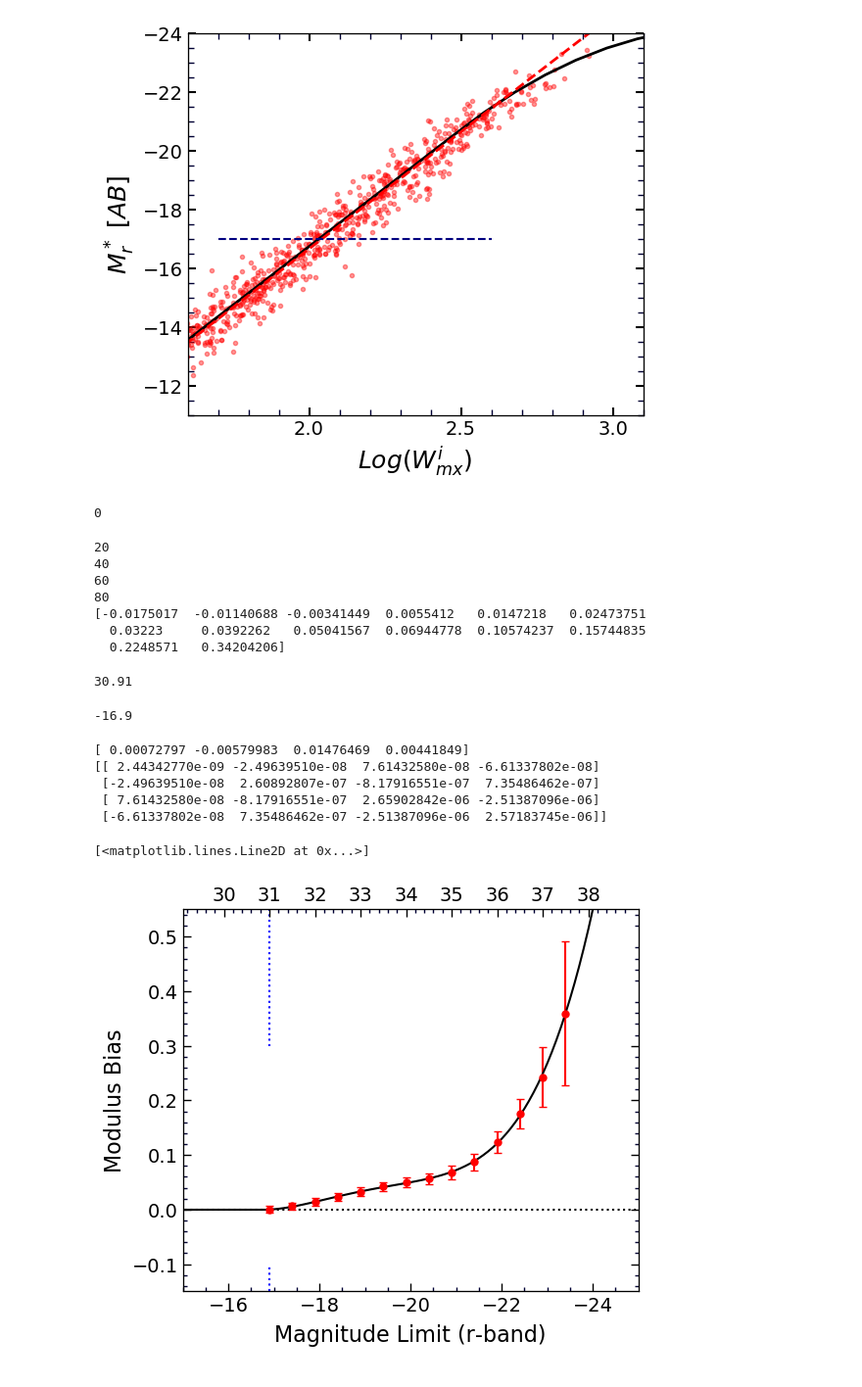
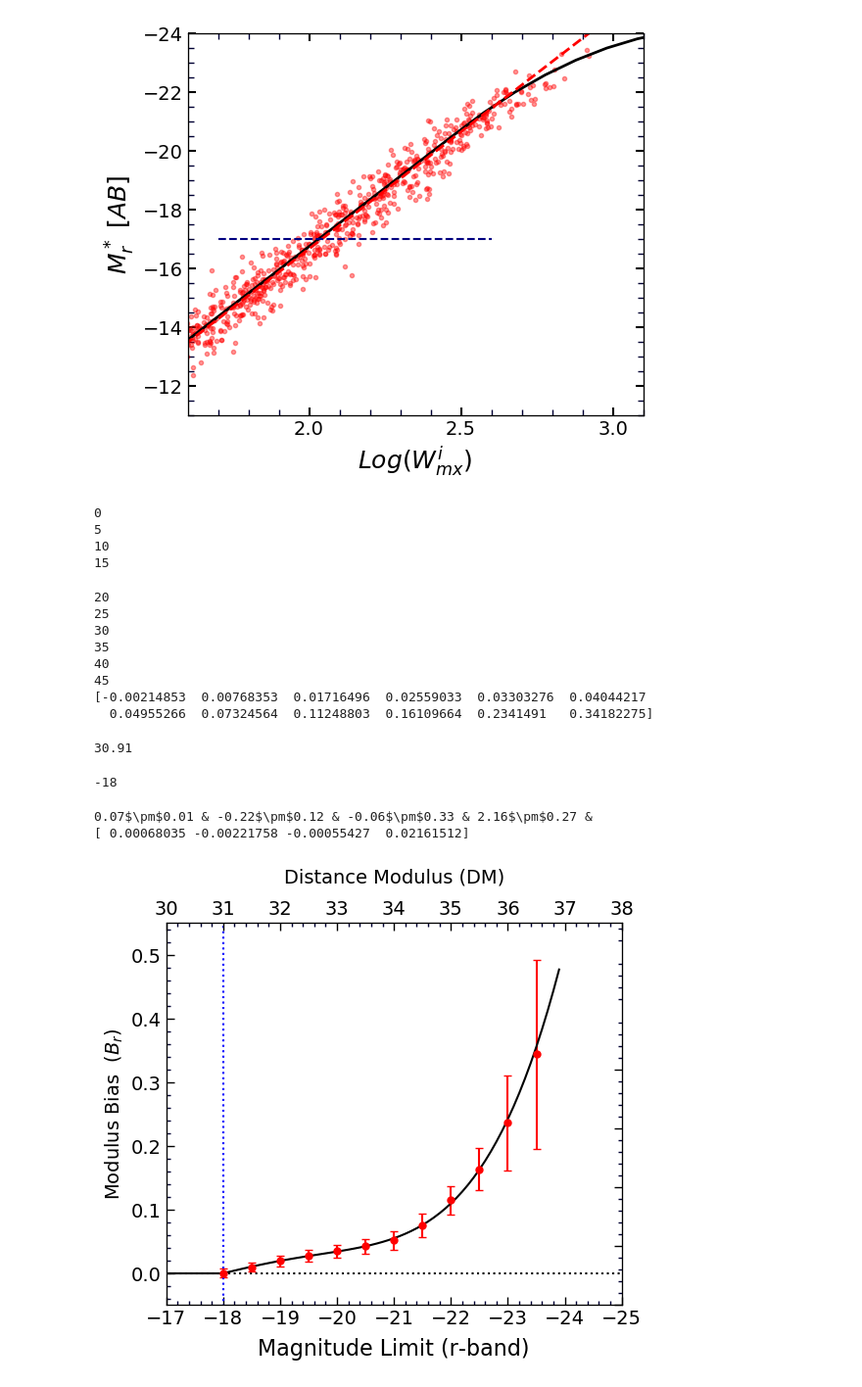
Before and after one commit to ekourkchi/TFcalibrators, a Jupyter notebook: TF_simul_Field_r-Curved.ipynb, the cells around one changed output. Shown at 98% size. Drawn from its saved outputs; the diff is of its cells as text; code cells hidden in the pictures.

Commit message:
updating plots, w.r.t. DMriz

```diff
--- a/TF_simul_Field_r-Curved.ipynb
+++ b/TF_simul_Field_r-Curved.ipynb
@@ -300,10 +300,10 @@ def simulClusterOBS(Mlim_lst, slope, zp,
 
 #########################################################
 
+Mlim = -18
 
-
-n_simul = 100
-M0_C = np.arange(Mlim,Mlim-7.0,-0.5)
+n_simul = 50
+M0_C = np.arange(Mlim,Mlim-6.0,-0.5)
 
 
 #########################################################
@@ -317,7 +317,7 @@ for i in range(n_simul):
                mag_scatter=True, size=20000, seed=i)
     outputs[i] = simulClusterOBS(M0_C, slope, zp, simulMag, simulWimx)
 
-    if i%20==0:
+    if i%5==0:
         print i
 
 
@@ -328,19 +328,23 @@ bias_err_CM = np.std(outputs, 0)
 print bias_CM
 # %% [output]
 0
+5
+10
+15
 20
+25
+30
+35
 40
-60
-80
-[-0.0175017  -0.01140688 -0.00341449  0.0055412   0.0147218   0.02473751
-  0.03223     0.0392262   0.05041567  0.06944778  0.10574237  0.15744835
-  0.2248571   0.34204206]
+45
+[-0.00214853  0.00768353  0.01716496  0.02559033  0.03303276  0.04044217
+  0.04955266  0.07324564  0.11248803  0.16109664  0.2341491   0.34182275]
 # %%
 N = len(bias_CM)
 bias_CM0 = bias_CM
 bias_err_CM0 = bias_err_CM
 
-M0_C = np.arange(Mlim,Mlim-7.0,-0.5)
+M0_C = np.arange(Mlim,Mlim-6.0,-0.5)
 # %%
 def add2Dict(myDict, code, band, param, DM):
 
@@ -376,13 +380,14 @@ print DM_Dict['V']['z']['a']
 # %%
 print Mlim
 # %% [output]
--16.9
+-18
 # %%
 # def biasFuc2(M, a, b):
 #     return a*(np.abs(M+17))**b
 
 def biasFuc2(M, a, b, c, d):
     X = np.abs(M-Mlim)
+#     return a*X**5+b*X**4+c*X**3+d*X**2+e*X
     return a*X**4+b*X**3+c*X**2+d*X
 
 
@@ -398,43 +403,46 @@ ax.errorbar(M0_C , bias_CM0-bias_CM0[0], yerr=bias_err_CM0, fmt='o', color='r',
 
 
 fit, cov = curve_fit(biasFuc2, M0_C , bias_CM0-bias_CM0[0], sigma=bias_err_CM0)
+
+st = ''
+for i, ff in enumerate(fit):
+    st += '%.2f'%(ff*100) + '$\pm$' + '%.2f'%(np.sqrt(cov[i][i])*100) + ' & '
+print st
 print fit
-print cov
 
 m = np.arange(M0_C[0],-24,-0.1)
 ax.plot(m, biasFuc2(m, fit[0], fit[1], fit[2], fit[3]), 'k-')
 ax.plot([-10, Mlim],[0,0], 'k-')
 
 
-x_ax, y_ax = set_axes(ax, xlim=(-15,-25), ylim=(-0.15,0.55), fontsize=14)
+x_ax, y_ax = set_axes(ax, xlim=(-17,-25), ylim=(-0.05,0.55), fontsize=14)
 y_ax.set_yticks(np.arange(-0.1, 0.35, step=0.1))
-x_ax.set_xlim(31-(-15-Mlim),31-(-15-Mlim)+10)
+x_ax.set_xlim(30,38)
 x_ax.set_xticks(np.arange(30,39, 1))
 x_ax.set_xticklabels(np.arange(30,39, 1))
 x_ax.tick_params(labelsize=14)
 
-ax.set_xlabel('Magnitude Limit', fontsize=16)
-ax.set_ylabel('Modulus Bias', fontsize=16)
+ax.set_xlabel('Magnitude Limit', fontsize=14)
+ax.set_ylabel('Modulus Bias  '+ r'$(B_r)$' , fontsize=14)
 band_label = band
 if band=='w1' or band=='w2':
     band_label = band.upper()
 ax.set_xlabel('Magnitude Limit ('+band_label+'-band)', fontsize=16, labelpad=7)
 
 
 # Ylm = ax.get_ylim() ; Xlm = ax.get_xlim()
 # x0 = 0.8*Xlm[0]+0.2*Xlm[1]
 # y0 = 0.2*Ylm[0]+0.8*Ylm[1]
 # ax.text(x0,y0, r"$\rho = $"+"%.3f" % fit[0]+'$\pm$'+"%.3f" % np.sqrt(cov[0][0]), fontsize=14, color='k')
 # y0 = 0.3*Ylm[0]+0.7*Ylm[1]
 # ax.text(x0,y0, r"$\gamma = $"+"%.2f" % fit[1]+'$\pm$'+"%.2f" % np.sqrt(cov[1][1]), fontsize=14, color='k')
 
 ax.plot([Mlim,Mlim], [-0.15,-0.1], 'b:')
-ax.plot([Mlim,Mlim], [0.3,1], 'b:')
+ax.plot([Mlim,Mlim], [-1,1], 'b:')
+
+x_ax.set_xlabel("Distance Modulus (DM)", fontsize=14)
+x_ax.xaxis.labelpad = 12
 # %% [output]
-[ 0.00072797 -0.00579983  0.01476469  0.00441849]
-[[ 2.44342770e-09 -2.49639510e-08  7.61432580e-08 -6.61337802e-08]
- [-2.49639510e-08  2.60892807e-07 -8.17916551e-07  7.35486462e-07]
- [ 7.61432580e-08 -8.17916551e-07  2.65902842e-06 -2.51387096e-06]
- [-6.61337802e-08  7.35486462e-07 -2.51387096e-06  2.57183745e-06]]
+0.07$\pm$0.01 & -0.22$\pm$0.12 & -0.06$\pm$0.33 & 2.16$\pm$0.27 &
+[ 0.00068035 -0.00221758 -0.00055427  0.02161512]
-[<matplotlib.lines.Line2D at 0x...>]
-[figure, old version]
+[figure, new version]
```
Also changed, not shown: parts of 1 cell of this notebook, 2 other files.
